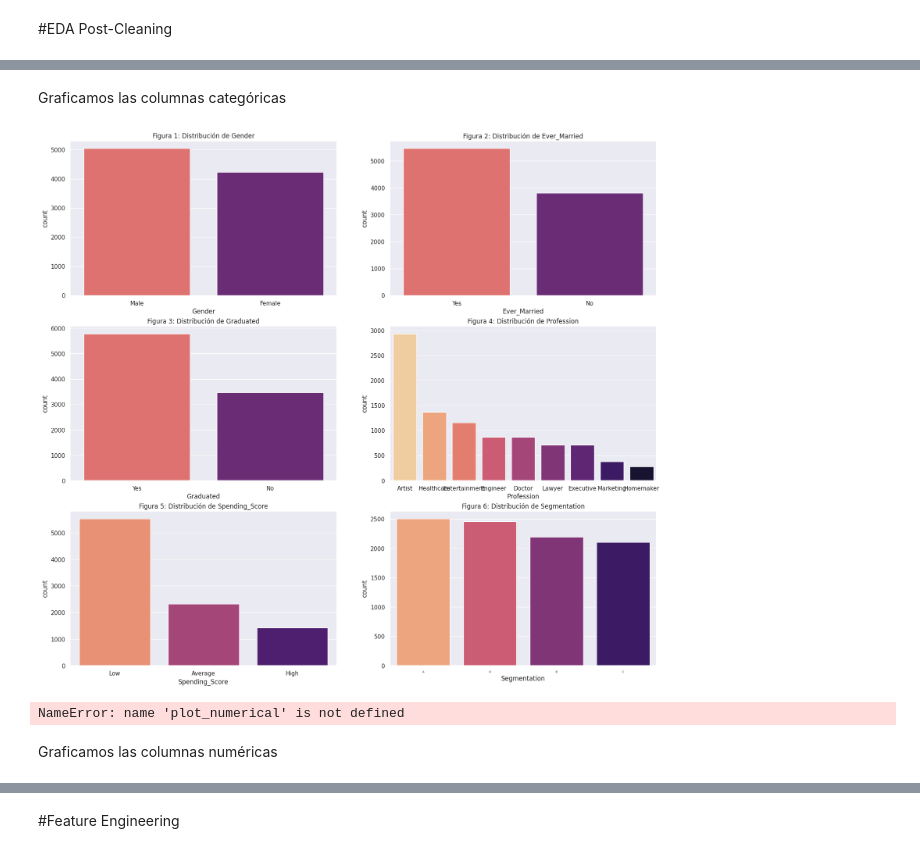
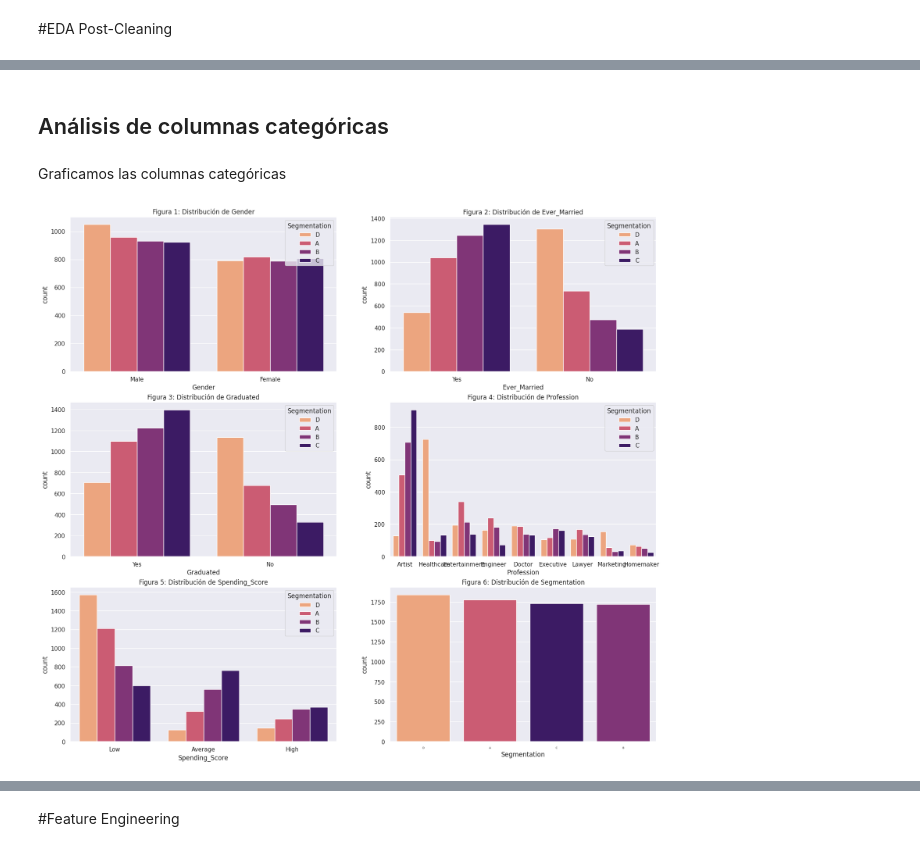
Before and after one commit to JotaLeutgeb/client-segmentation, a Jupyter notebook: ProyectoDS2 (1).ipynb, the cells around one changed output, grey strips where cells are left out. Drawn from its saved outputs; the diff is of its cells as text; code cells hidden in the pictures.

```diff
--- a/ProyectoDS2 (1).ipynb
+++ b/ProyectoDS2 (1).ipynb
@@ -247,3 +312,0 @@ COmenzamos dropeando la columna ID ya que poseemos una por defecto y no nos prop
-# %%
-df = (df.drop(['ID'], axis=1))
-df
@@ -290,3 +319,27 @@ df['Var_1'] = df['Var_1'].str.replace('Cat_', '').astype(int)
+# %%
+# Hacemos una función ya que al final, cuando usemos el dataset 'Test' tendremos que aplicarle la misma limpieza.
+
+def Limpieza_datos(df):
+  df = df.drop(['ID'], axis=1)
+
+  #1 Intentar mantener la mayor cantidad de datos, reemplazando nulos por valores más que eliminándolos.
+  df['Work_Experience'] = df['Work_Experience'].fillna(0)
+  df['Ever_Married'] = df['Ever_Married'].fillna("No")
+  df['Graduated'] = df['Graduated'].fillna("No")
+
+  #2 Dropeamos duplicados y nulos, habiendo modificado los valores nulos de features específicas.
+  df.drop_duplicates(inplace=True)
+  df.dropna(inplace=True)
+
+  #3 Hacer numérica la feature 'Var_1'
+  df['Var_1'] = df['Var_1'].str.replace('Cat_', '').astype(int)
+
+  #4 Reformateo al tipo de dato correcto en columnas numéricas
+  df['Work_Experience'] = df['Work_Experience'].astype(int)
+  df['Family_Size'] = df['Family_Size'].astype(int)
+  return df
+# %%
+df = Limpieza_datos(df)
 # %%
 df.info()
 # %% [output]
@@ -450,0 +396,11 @@ Se decidió no eliminar los outliers ya que no era beneficioso para el modelo.
+# %%
+
+outliers = {}
+for variable in columnas_seleccionadas:
+    data = df.sort_values(by=variable)[variable]
+    Q1, Q3 = data.quantile([0.25, 0.75])
+    IQR = Q3 - Q1
+    inferior = Q1 - (1.5 * IQR)
+    superior = Q3 + (1.5 * IQR)
+    outliers[variable] = round((((data<(Q1 - 1.5 * IQR)) | (data>(Q3 + 1.5 * IQR))).sum()/data.shape[0])*100,2)
+outliers
@@ -473,33 +444,29 @@ memory usage: 796.1+ KB
+# %% [markdown]
+## Análisis de columnas categóricas
 # %% [markdown]
 Graficamos las columnas categóricas
 # %%
 variables = ['Gender', 'Ever_Married', 'Graduated', 'Profession', 'Spending_Score','Segmentation']
 
 # Creación de grilla subplot 3x2
 fig, ejes = plt.subplots(nrows=3, ncols=2, figsize=(20, 18))
 
 # Flattenear los ejes para simplificar la visualización
 ejes = ejes.flatten()
 
 # Iteración sobre cada característica y crear un gráfico
 for i, variable in enumerate(variables):
     #Ordenamos de forma descendente los valores para facilitar la visualización
     ordenar = df[variable].value_counts().index
 
     #Graficamos
-    sns.countplot(df, x=variable, order=ordenar, ax=ejes[i],palette='magma_r')
+    sns.countplot(df, x=variable, order=ordenar,hue='Segmentation', ax=ejes[i],palette='magma_r')
+    # hue='Segmentation' para que nos muestre todo respecto a la variable objetivo
 
     #leyenda
     ejes[i].set_title(f'Figura {i+1}: Distribución de {variable}')
 
     # Achicamos los nombres para correcta visualizacion
     plt.tick_params(axis='x', labelsize= 5)
 # %% [output]
-[figure, old version]
+[figure, new version]
-# %%
-for feature in ['Age', 'Work_Experience', 'Family_Size','Var_1']:
-    plot_numerical(feature)
-# %% [output]
-NameError: name 'plot_numerical' is not defined
-# %% [markdown]
-Graficamos las columnas numéricas
```
Also changed, not shown: parts of 182 cells of this notebook.
